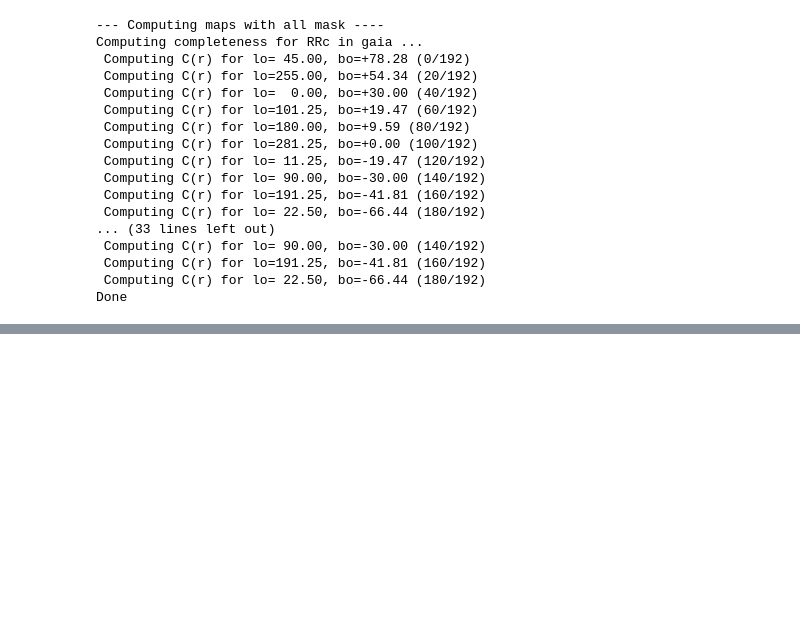
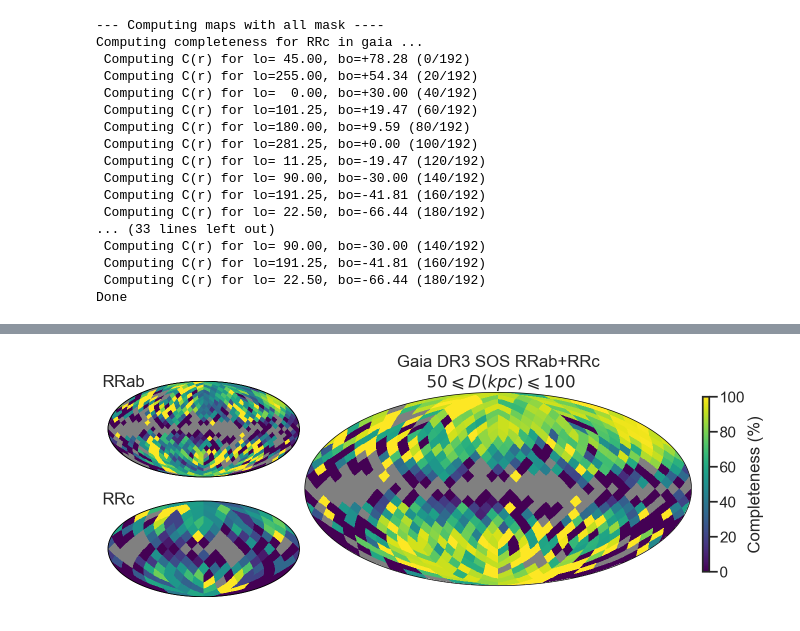
Before and after one commit to cmateu/rrl_completeness, a Jupyter notebook: examples/Gaia_DR3_SOS_RRL_maps.ipynb, the cells around one changed output, grey strips where cells are left out. Drawn from its saved outputs; the diff is of its cells as text; code cells hidden in the pictures; blank space fills up the shorter version.

```diff
--- a/examples/Gaia_DR3_SOS_RRL_maps.ipynb
+++ b/examples/Gaia_DR3_SOS_RRL_maps.ipynb
@@ -261,0 +456,85 @@ ax1.legend(markerscale=2, loc='center right')#, loc='lower left')
+# %%
+cmap = "viridis"
+ccmap=plt.get_cmap(cmap,10)
+ccmap.set_bad('gray')
+ccmap.set_under('w')
+
+fig=plt.figure(1,figsize=(13,5))
+fig.subplots_adjust(wspace=0.02,hspace=0.02,left=0.01,right=0.91,bottom=0.01,top=0.95)
+gs=gridspec.GridSpec(nrows=2,ncols=3,hspace=0.04,wspace=0.02)
+
+gth_o=[50.,1.,2.]
+gth_f=[100.,2.,2.]
+glabel=[f"${gth_o[0]} \leqslant D\leqslant {gth_f[0]}$","x","x"]
+rrtypes=["RRab","RRc"]
+
+for ii in  range(2):
+
+    if ii==0: nside=2**3
+    else: nside=2**2
+
+    jj=0
+    rrt = rrtypes[ii]
+
+    pmasks = (sc_asasps1.distance.kpc > gth_o[jj]) & (sc_asasps1.distance.kpc <= gth_f[jj])
+    gmasks = (sc_gaia.distance.kpc > gth_o[jj]) & (sc_gaia.distance.kpc <= gth_f[jj])
+
+    print('Gaia N',rrt,((sc_gaia.RRType==rrt) & gmasks).sum())
+
+    cat1_coo = sc_asasps1[(sc_asasps1.RRType==rrt) & pmasks] #Cat1 is the reference catalogue
+    cat2_coo = sc_gaia[(sc_gaia.RRType==rrt) & gmasks] #Cat2 is the problem catalogue
+
+    #Compute Gaia's completeness maps (valid within each survey's magnitude range)
+    Cap, CG = completeness_utils.compute_completeness_map(cat1_coo, cat2_coo, nside=nside,
+                                                         tol=1.*u.arcsec, verbose=False)
+
+    CG_filled = completeness_utils.fill_with_ecliptic_opposite(np.array(CG))
+
+    axt=plt.subplot(gs[ii,jj])
+
+    #Gaia Completeness: CG = NGP/P
+    if ii==1: title=glabel[jj] #'%.1f<G<%.1f' % (gth_o[jj],gth_f[jj])
+    else: title=""
+    hp.mollview(CG_filled, cbar=False, title='',
+                unit = 'Completeness ',min=0, max=100., hold=True, cmap=cmap);
+    hp.graticule(color='w',alpha=0.,verbose=False,dmer=90.);
+
+fig = plt.gcf()
+axt = plt.gca()
+#axt = plt.subplot(gs[0,0])
+image = axt.get_images()[0]
+#cbax=plt.axes((0.96,0.15,0.015,0.4))
+
+cbax=plt.axes((0.925,0.15,0.01,0.7))
+cbar = fig.colorbar(image,cax=cbax,orientation="vertical")#,vmin=0,vmax=100.)
+cbar.set_label("Completeness (%)")
+# cbar.set_ticks(plt.MultipleLocator(10))
+# cbax.tick_params(pad=0.13)
+
+tax=plt.axes((0.,0.,0.1,1.),frameon=False,)
+tax.text(0.02,0.89,"RRab",transform=tax.transAxes,fontweight='normal')
+tax.text(0.02,0.42,"RRc",transform=tax.transAxes,fontweight='normal')
+tax.axis('off')
+
+#====================================================
+#RRab+RRc map
+nside =2**3
+
+cat1_coo = sc_asasps1[pmasks] #Cat1 is the reference catalogue
+cat2_coo = sc_gaia[gmasks] #Cat2 is the problem catalogue
+
+#Compute Gaia's completeness maps (valid within each survey's magnitude range)
+Cap, CG = completeness_utils.compute_completeness_map(cat1_coo, cat2_coo, nside=nside,
+                                                     tol=1.*u.arcsec, verbose=False)
+Cboth = 100*(CG/100 + Cap/100 - (CG/100)*(Cap/100))
+C = Cboth
+#C = CG
+C_filled = completeness_utils.fill_with_ecliptic_opposite(np.array(C))
+
+axt=plt.subplot(gs[0:,1:])
+
+title=glabel[jj] #'%.1f<G<%.1f' % (gth_o[jj],gth_f[jj])
+hp.mollview(C_filled, cbar=False, title="Gaia DR3 SOS RRab+RRc\n $50\leqslant D(kpc) \leqslant 100$",
+            unit = 'Completeness ',min=0, max=100., hold=True, cmap=cmap),;
+hp.graticule(color='w',alpha=0.,verbose=False,dmer=90.);
+# %% [output]
@@ -261,0 +543 @@ ax1.legend(markerscale=2, loc='center right')#, loc='lower left')
+[figure, added]
```
Also changed, not shown: parts of 23 cells of this notebook, 5 other files.
